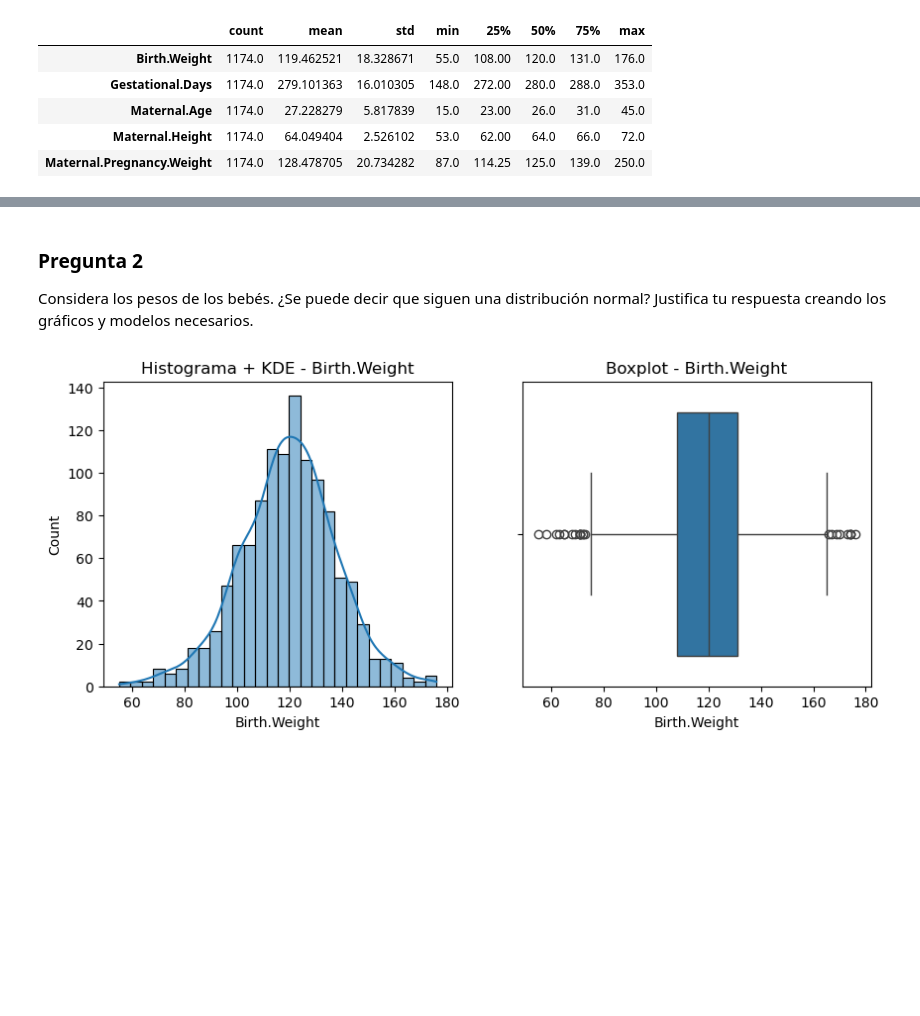
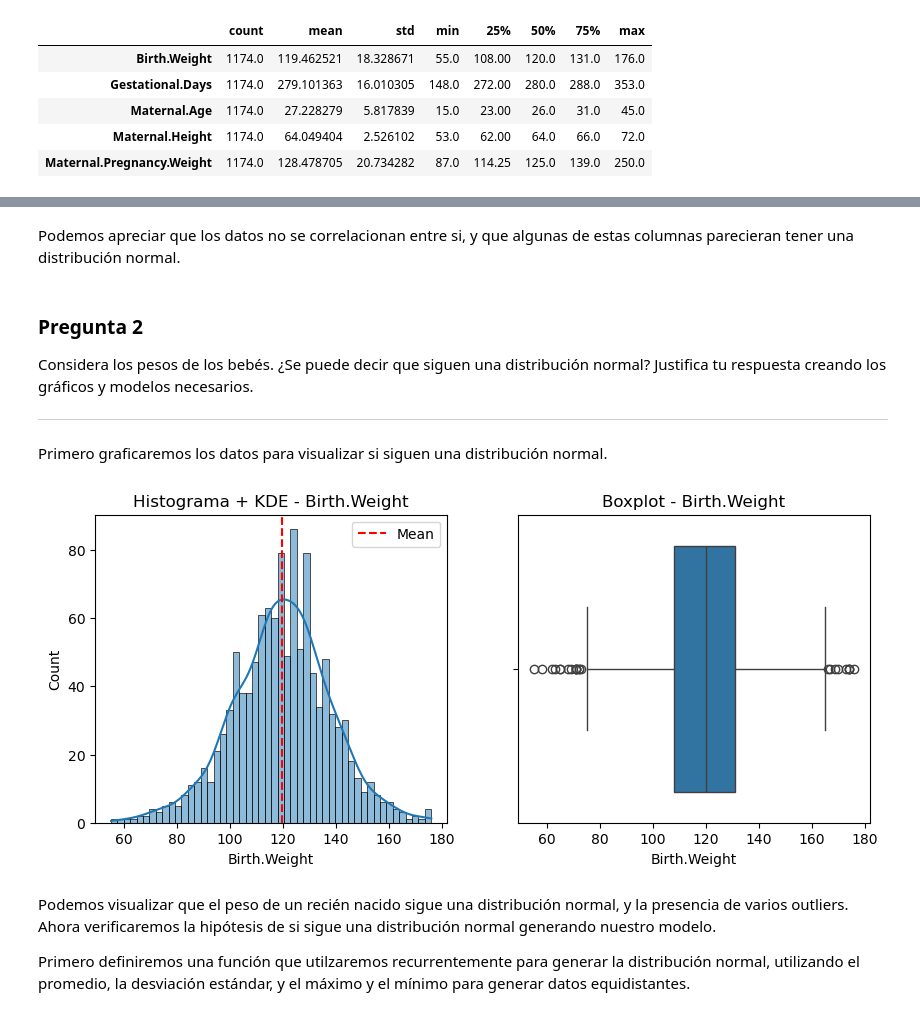
Before and after one commit to Drusill/desafioLatam, a Jupyter notebook: modulo3/desafio 4/desafio.ipynb, the cells around one changed output, grey strips where cells are left out. Cells and saved outputs as stored; diff of their text form; code cells hidden in the pictures; blank space fills up the shorter version.

```diff
--- a/modulo3/desafio 4/desafio.ipynb
+++ b/modulo3/desafio 4/desafio.ipynb
@@ -71,15 +80,29 @@ df_baby['Birth.Weight'].skew(), df_baby['Birth.Weight'].kurtosis()
+# %% [markdown]
+Podemos apreciar que los datos no se correlacionan entre si, y que algunas de estas columnas parecieran tener una distribución normal.
 # %% [markdown]
 ### Pregunta 2
 Considera los pesos de los bebés. ¿Se puede decir que siguen una distribución normal? Justifica tu respuesta creando los gráficos y modelos necesarios.
+____
+
+Primero graficaremos los datos para visualizar si siguen una distribución normal.
 # %%
+# Graficamos el histograma con KDE y el boxplot para Birth.Weight
+df_baby_weight = df_baby['Birth.Weight']
+mean = np.mean(df_baby_weight)
 plt.figure(figsize=(10,4))
 plt.subplot(1,2,1)
-sns.histplot(df_baby['Birth.Weight'], kde=True)
+sns.histplot(df_baby_weight, bins=50, kde=True)
+plt.axvline(mean, color='r', linestyle='--', label='Mean')
 plt.title('Histograma + KDE - Birth.Weight')
+plt.legend()
 
 plt.subplot(1,2,2)
-sns.boxplot(x=df_baby['Birth.Weight'])
+sns.boxplot(x=df_baby_weight)
 plt.title('Boxplot - Birth.Weight')
 plt.show()
 # %% [output]
-[figure, old version]
+[figure, new version]
+# %% [markdown]
+Podemos visualizar que el peso de un recién nacido sigue una distribución normal, y la presencia de varios outliers. Ahora verificaremos la hipótesis de si sigue una distribución normal generando nuestro modelo.
+
+Primero definiremos una función que utilzaremos recurrentemente para generar la distribución normal, utilizando el promedio, la desviación estándar, y el máximo y el mínimo para generar datos equidistantes.
```
Also changed, not shown: parts of 27 cells of this notebook, 2 other files.
